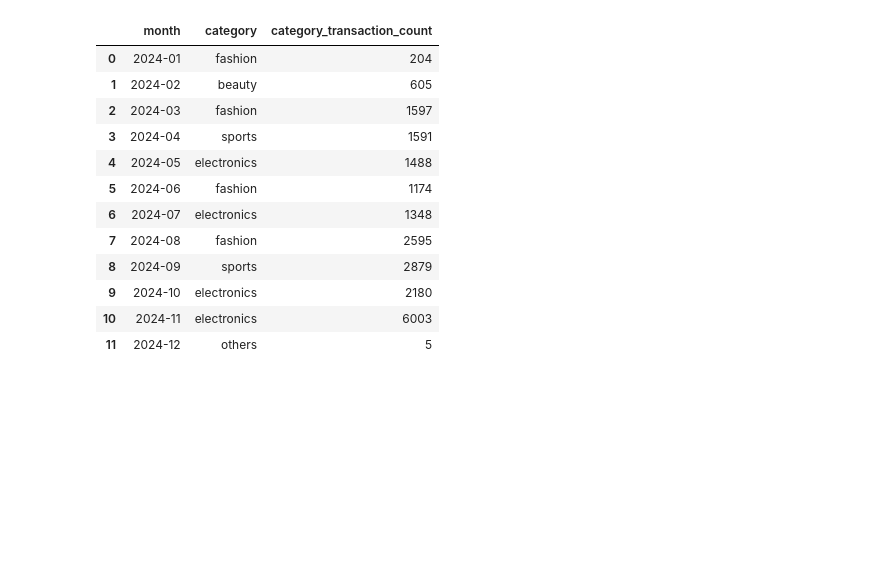
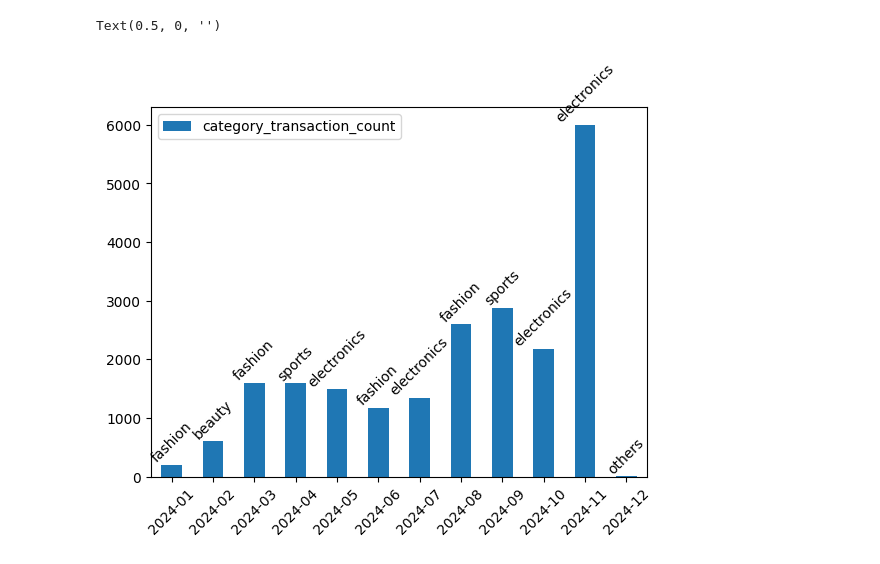
Before and after one commit to karciszuk/vbassigment, a Jupyter notebook: notebooks/portfolio.ipynb, the cells around one changed output. Drawn from its saved outputs; the diff is of its cells as text; code cells hidden in the pictures; blank space fills up the shorter version.

```diff
--- a/notebooks/portfolio.ipynb
+++ b/notebooks/portfolio.ipynb
@@ -31,16 +41,8 @@ df4.set_index('month')[[
 # %%
-df5
+ax = df5.set_index('month')[['category_transaction_count']].plot(kind='bar')
+ax.bar_label(ax.containers[0], labels=df5.set_index('month')['category'], rotation=45)
+plt.xticks(rotation=45)
+plt.xlabel('')
 # %% [output]
-|  | month | category | category_transaction_count |
-| 0 | 2024-01 | fashion | 204 |
-| 1 | 2024-02 | beauty | 605 |
-| 2 | 2024-03 | fashion | 1597 |
-| 3 | 2024-04 | sports | 1591 |
-| 4 | 2024-05 | electronics | 1488 |
-| 5 | 2024-06 | fashion | 1174 |
-| 6 | 2024-07 | electronics | 1348 |
-| 7 | 2024-08 | fashion | 2595 |
-| 8 | 2024-09 | sports | 2879 |
-| 9 | 2024-10 | electronics | 2180 |
-| 10 | 2024-11 | electronics | 6003 |
-| 11 | 2024-12 | others | 5 |
+Text(0.5, 0, '')
+[figure, added]
```
Also changed, not shown: parts of 2 cells of this notebook, 2 other files.
